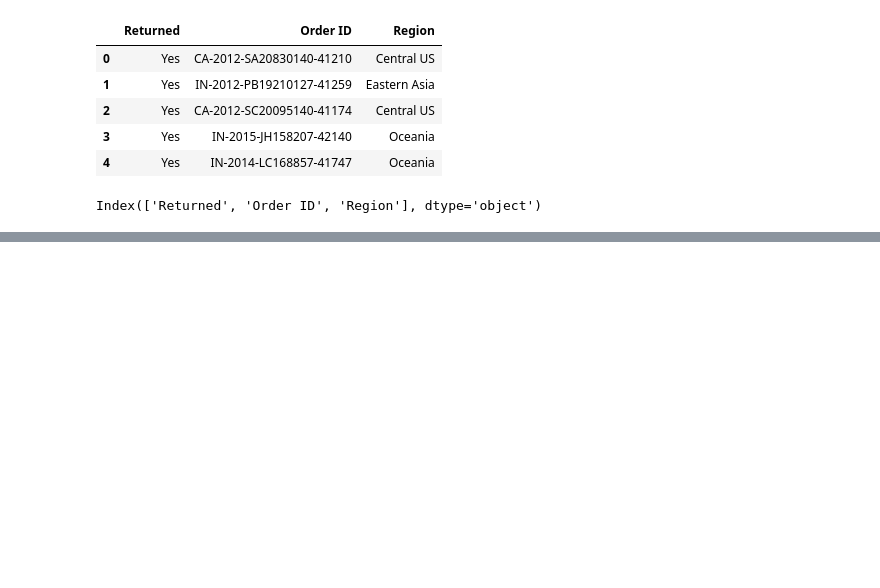
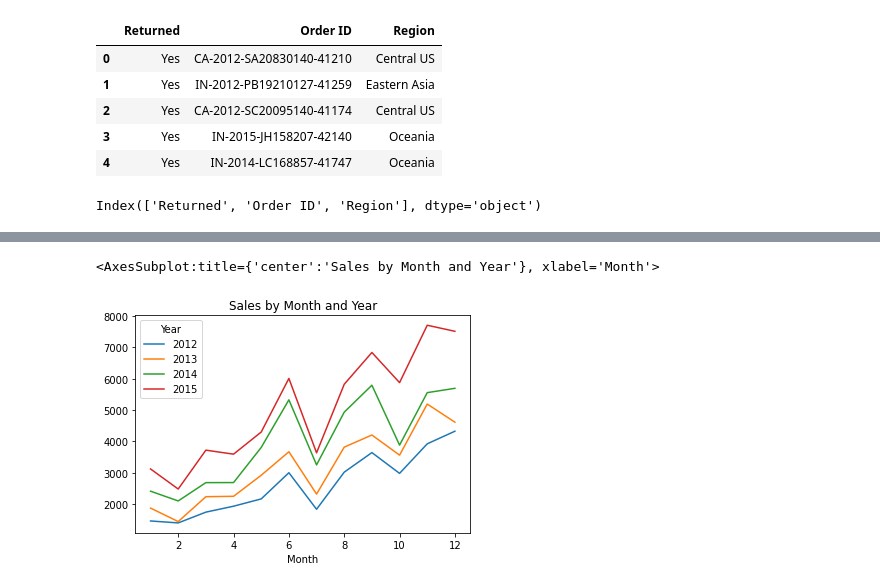
Before and after one commit to tam3ourine/ML-Lab, a Jupyter notebook: ML Lab Notebook.ipynb, the cells around one changed output, grey strips where cells are left out. Saved outputs shown, nothing was run; the diff lists cells and outputs as text; code cells hidden in the pictures; blank space fills up the shorter version.

```diff
--- a/ML Lab Notebook.ipynb
+++ b/ML Lab Notebook.ipynb
@@ -50,0 +247,2 @@ Index(['Returned', 'Order ID', 'Region'], dtype='object')
+# %%
+season_sales = orders.groupby(['Year', 'Month'])['Sales'].sum().unstack('Year')
@@ -50,0 +296,10 @@ Index(['Returned', 'Order ID', 'Region'], dtype='object')
+# %%
+season_quant.plot(
+    y=season_sales.columns,
+    title='Sales by Month and Year'
+)
+
+#similar to quantity
+# %% [output]
+<AxesSubplot:title={'center':'Sales by Month and Year'}, xlabel='Month'>
+[figure, added]
```
Also changed, not shown: parts of 60 cells of this notebook, 1 other file.
